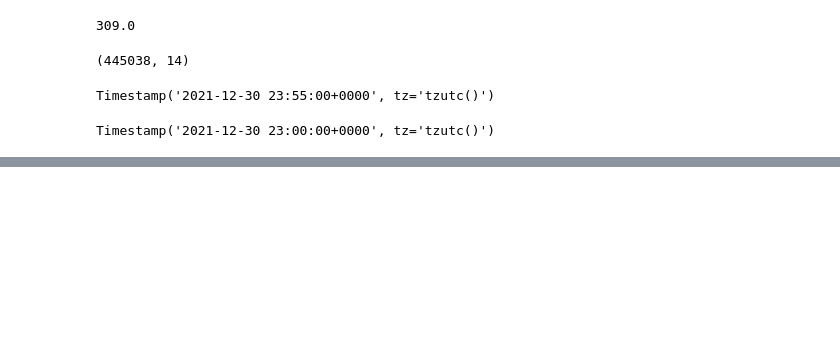
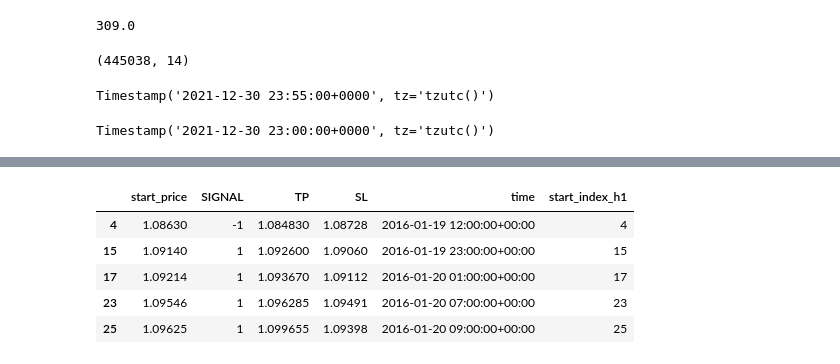
Before and after one commit to itsmarcotime/Forex_trading_system_in_Python, a Jupyter notebook: jupyter_notes/Guru_1_EMA200_RSI_Over50.ipynb, the cells around one changed output, grey strips where cells are left out. Drawn from its saved outputs; the diff is of its cells as text; code cells hidden in the pictures; blank space fills up the shorter version.

```diff
--- a/jupyter_notes/Guru_1_EMA200_RSI_Over50.ipynb
+++ b/jupyter_notes/Guru_1_EMA200_RSI_Over50.ipynb
@@ -252,0 +287,11 @@ df_raw_s
+# %%
+df_signals.drop(['time', 'mid_o', 'mid_h', 'mid_l', 'ask_c', 'bid_c', 'ENGULFING', 'EMA_200', 'RSI_14', 'direction'], axis=1, inplace=True)
+# %%
+df_signals.head()
+# %% [output]
+|  | start_price | SIGNAL | TP | SL | time | start_index_h1 |
+| 4 | 1.08630 | -1 | 1.084830 | 1.08728 | 2016-01-19 12:00:00+00:00 | 4 |
+| 15 | 1.09140 | 1 | 1.092600 | 1.09060 | 2016-01-19 23:00:00+00:00 | 15 |
+| 17 | 1.09214 | 1 | 1.093670 | 1.09112 | 2016-01-20 01:00:00+00:00 | 17 |
+| 23 | 1.09546 | 1 | 1.096285 | 1.09491 | 2016-01-20 07:00:00+00:00 | 23 |
+| 25 | 1.09625 | 1 | 1.099655 | 1.09398 | 2016-01-20 09:00:00+00:00 | 25 |
```
Also changed, not shown: parts of 16 cells of this notebook.
